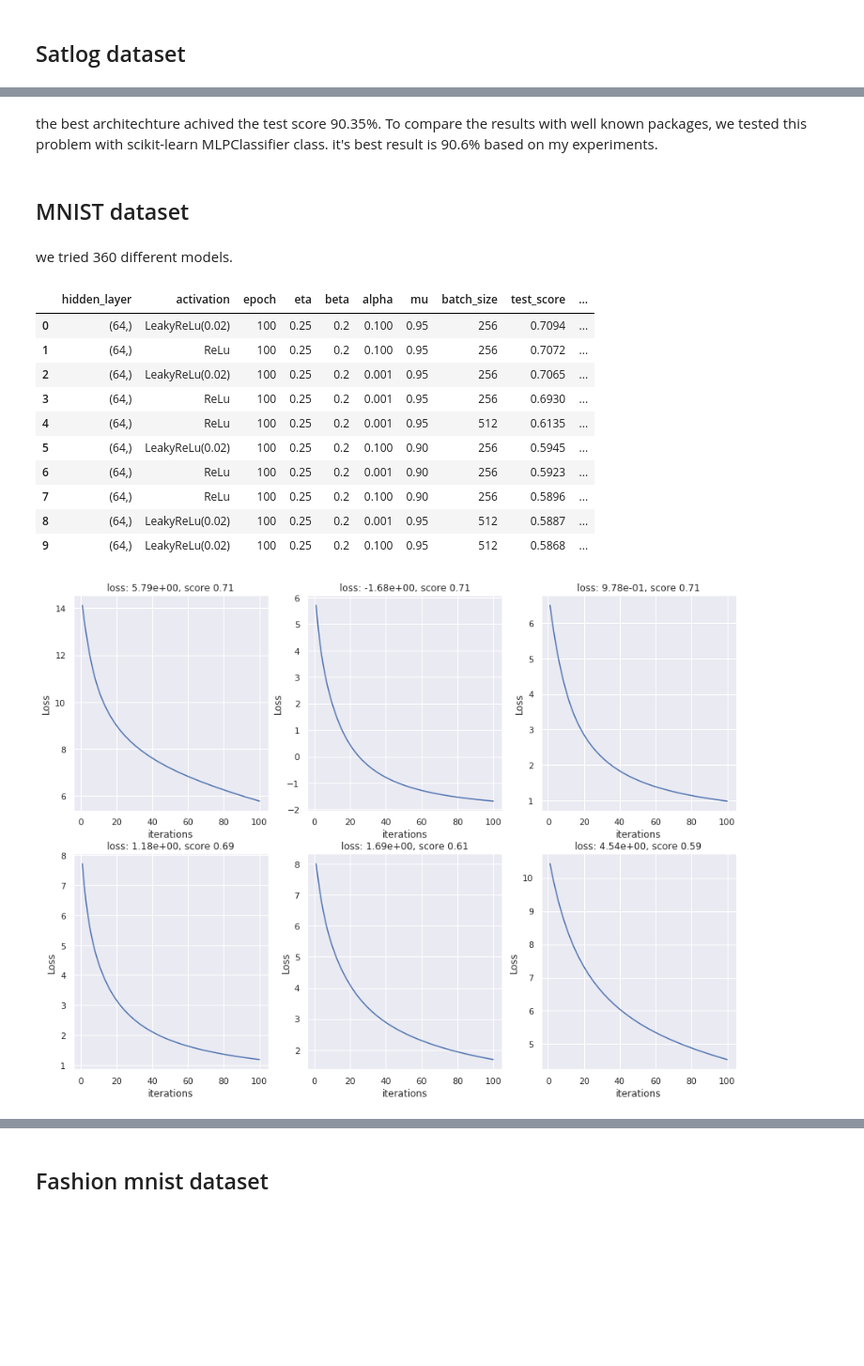
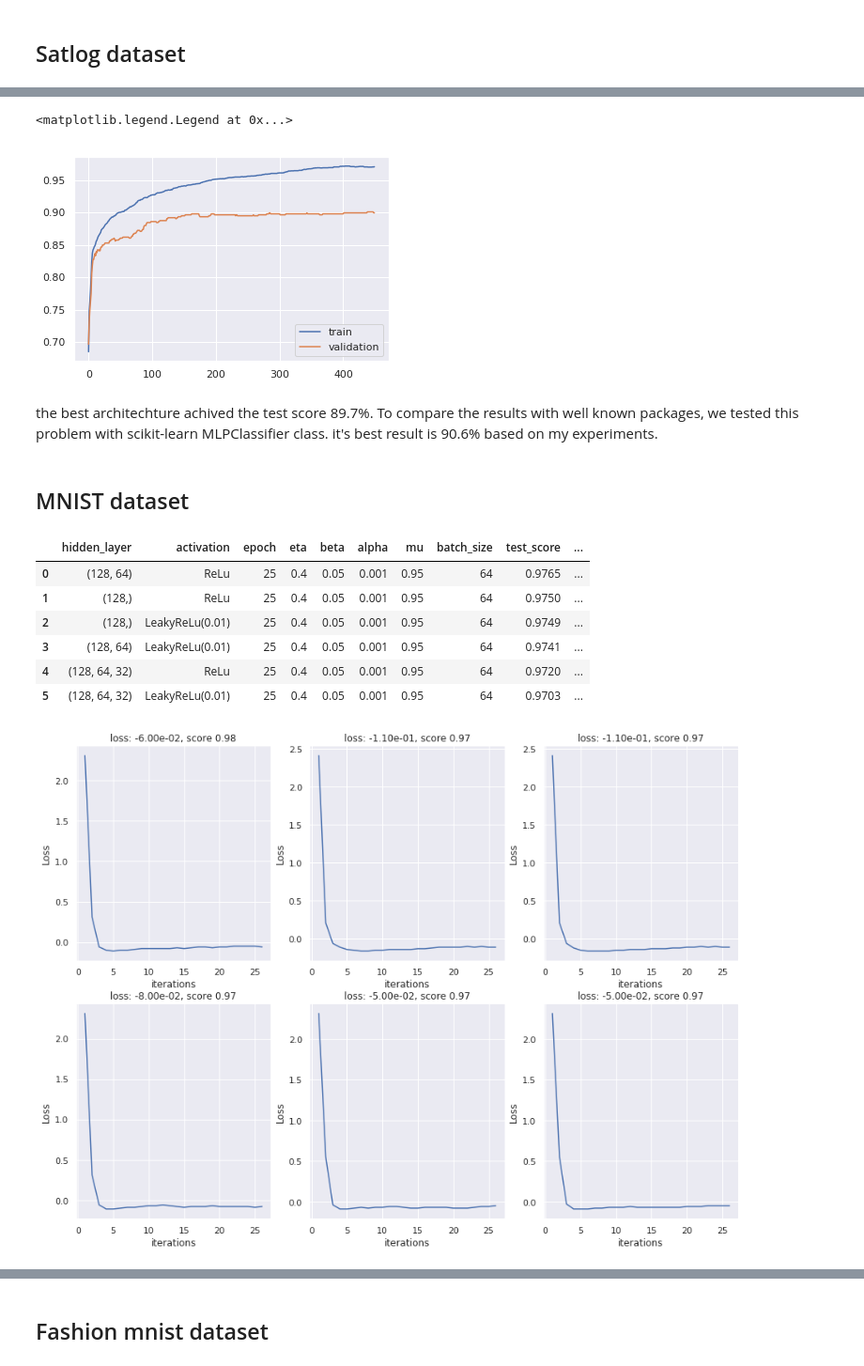
Before and after one commit to alirezaafzalaghaei/neural-netwroks-from-scratch, a Jupyter notebook: module/examples/Report.ipynb, the cells around one changed output, grey strips where cells are left out. Shown at 94% size. Cells and saved outputs as stored; diff of their text form; code cells hidden in the pictures; blank space fills up the shorter version.

```diff
--- a/module/examples/Report.ipynb
+++ b/module/examples/Report.ipynb
@@ -198,6 +198,14 @@ best_models
+# %%
+df = pd.read_csv('../../result2/result-satlog.csv')
+train_loss,train_acc,valid_loss,valid_acc = df.iloc[1:,0],df.iloc[1:,1],df.iloc[1:,2],df.iloc[1:,3]
+fig,ax = plt.subplots(1,1)
+ax.plot(range(len(train_loss)), train_acc, label='train')
+ax.plot(range(len(train_loss)), valid_acc, label='validation')
+ax.legend()
+# %% [output]
+<matplotlib.legend.Legend at 0x...>
+[figure, added]
 # %% [markdown]
-the best architechture achived the test score 90.35%. To compare the results with well known packages, we tested this problem with scikit-learn MLPClassifier class. it's best result is 90.6% based on my experiments.
+the best architechture achived the test score 89.7%. To compare the results with well known packages, we tested this problem with scikit-learn MLPClassifier class. it's best result is 90.6% based on my experiments.
 # %% [markdown]
 ## MNIST dataset
-# %% [markdown]
-we tried 360 different models.
@@ -213,17 +221,13 @@ alphas = [.001, .1]
 # %%
-iris_csv_result = '../../results/mnist/mnist.csv'
-best_models = analyze(iris_csv_result, n=10)
+iris_csv_result = '../../results/mnist.csv'
+best_models = analyze(iris_csv_result, n=6)
 best_models
 # %% [output]
 |  | hidden_layer | activation | epoch | eta | beta | alpha | mu | batch_size | test_score | ... |
-| 0 | (64,) | LeakyReLu(0.02) | 100 | 0.25 | 0.2 | 0.100 | 0.95 | 256 | 0.7094 | ... |
-| 1 | (64,) | ReLu | 100 | 0.25 | 0.2 | 0.100 | 0.95 | 256 | 0.7072 | ... |
-| 2 | (64,) | LeakyReLu(0.02) | 100 | 0.25 | 0.2 | 0.001 | 0.95 | 256 | 0.7065 | ... |
-| 3 | (64,) | ReLu | 100 | 0.25 | 0.2 | 0.001 | 0.95 | 256 | 0.6930 | ... |
-| 4 | (64,) | ReLu | 100 | 0.25 | 0.2 | 0.001 | 0.95 | 512 | 0.6135 | ... |
-| 5 | (64,) | LeakyReLu(0.02) | 100 | 0.25 | 0.2 | 0.100 | 0.90 | 256 | 0.5945 | ... |
-| 6 | (64,) | ReLu | 100 | 0.25 | 0.2 | 0.001 | 0.90 | 256 | 0.5923 | ... |
-| 7 | (64,) | ReLu | 100 | 0.25 | 0.2 | 0.100 | 0.90 | 256 | 0.5896 | ... |
-| 8 | (64,) | LeakyReLu(0.02) | 100 | 0.25 | 0.2 | 0.001 | 0.95 | 512 | 0.5887 | ... |
-| 9 | (64,) | LeakyReLu(0.02) | 100 | 0.25 | 0.2 | 0.100 | 0.95 | 512 | 0.5868 | ... |
+| 0 | (128, 64) | ReLu | 25 | 0.4 | 0.05 | 0.001 | 0.95 | 64 | 0.9765 | ... |
+| 1 | (128,) | ReLu | 25 | 0.4 | 0.05 | 0.001 | 0.95 | 64 | 0.9750 | ... |
+| 2 | (128,) | LeakyReLu(0.01) | 25 | 0.4 | 0.05 | 0.001 | 0.95 | 64 | 0.9749 | ... |
+| 3 | (128, 64) | LeakyReLu(0.01) | 25 | 0.4 | 0.05 | 0.001 | 0.95 | 64 | 0.9741 | ... |
+| 4 | (128, 64, 32) | ReLu | 25 | 0.4 | 0.05 | 0.001 | 0.95 | 64 | 0.9720 | ... |
+| 5 | (128, 64, 32) | LeakyReLu(0.01) | 25 | 0.4 | 0.05 | 0.001 | 0.95 | 64 | 0.9703 | ... |
-[figure, old version]
+[figure, new version]
```
Also changed, not shown: parts of 31 cells of this notebook, 14 other files.
